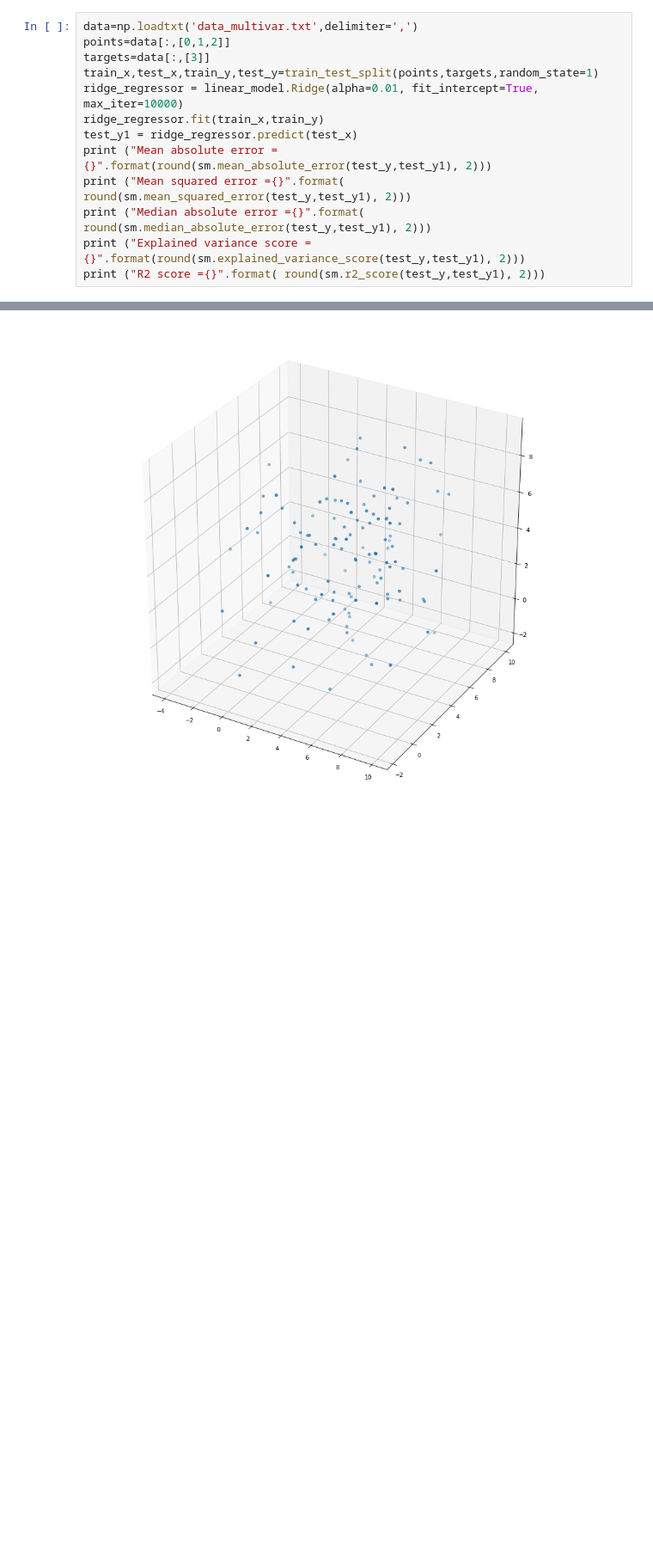
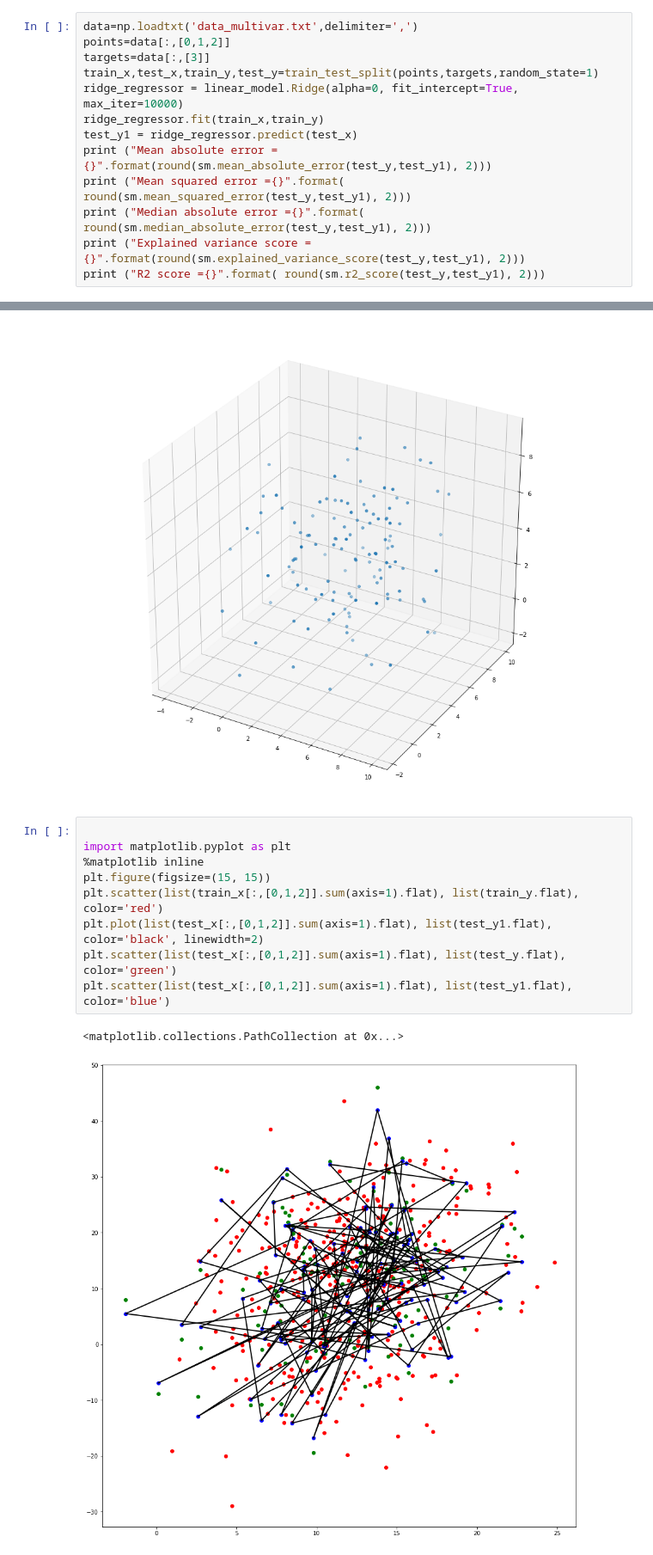
Before and after one commit to arunshan04/MachineLearning, a Jupyter notebook: CP01.ipynb, the cells around one changed output, grey strips where cells are left out. Shown at 86% size. Cells and saved outputs as stored; diff of their text form; blank space fills up the shorter version.

```diff
--- a/CP01.ipynb
+++ b/CP01.ipynb
@@ -47,7 +61,7 @@ data=np.loadtxt('data_multivar.txt',delimiter=',')
 points=data[:,[0,1,2]]
 targets=data[:,[3]]
 train_x,test_x,train_y,test_y=train_test_split(points,targets,random_state=1)
-ridge_regressor = linear_model.Ridge(alpha=0.01, fit_intercept=True, max_iter=10000)
+ridge_regressor = linear_model.Ridge(alpha=0, fit_intercept=True, max_iter=10000)
 ridge_regressor.fit(train_x,train_y)
 test_y1 = ridge_regressor.predict(test_x)
 print ("Mean absolute error = {}".format(round(sm.mean_absolute_error(test_y,test_y1), 2)))
@@ -70,3 +84,15 @@ ax.scatter(test_x[:,[0]].reshape(125), test_x[:,[1]].reshape(125), test_x[:,[2]]
 # %% [output]
 <mpl_toolkits.mplot3d.art3d.Path3DCollection at 0x...>
 [figure]
+# %%
+
+import matplotlib.pyplot as plt
+%matplotlib inline
+plt.figure(figsize=(15, 15))
+plt.scatter(list(train_x[:,[0,1,2]].sum(axis=1).flat), list(train_y.flat), color='red')
+plt.plot(list(test_x[:,[0,1,2]].sum(axis=1).flat), list(test_y1.flat), color='black', linewidth=2)
+plt.scatter(list(test_x[:,[0,1,2]].sum(axis=1).flat), list(test_y.flat), color='green')
+plt.scatter(list(test_x[:,[0,1,2]].sum(axis=1).flat), list(test_y1.flat), color='blue')
+# %% [output]
+<matplotlib.collections.PathCollection at 0x...>
+[figure, added]
```
Also changed, not shown: parts of 4 cells of this notebook, 8 other files.
